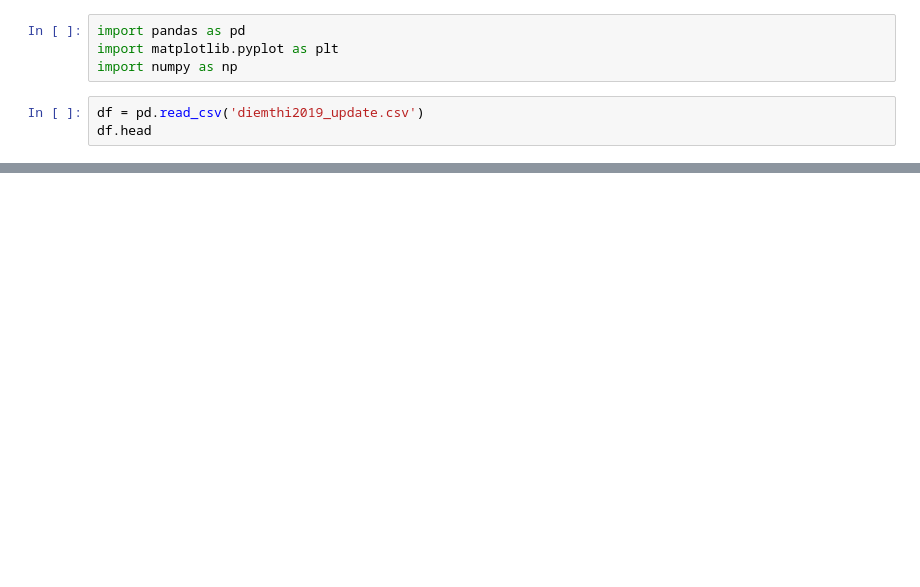
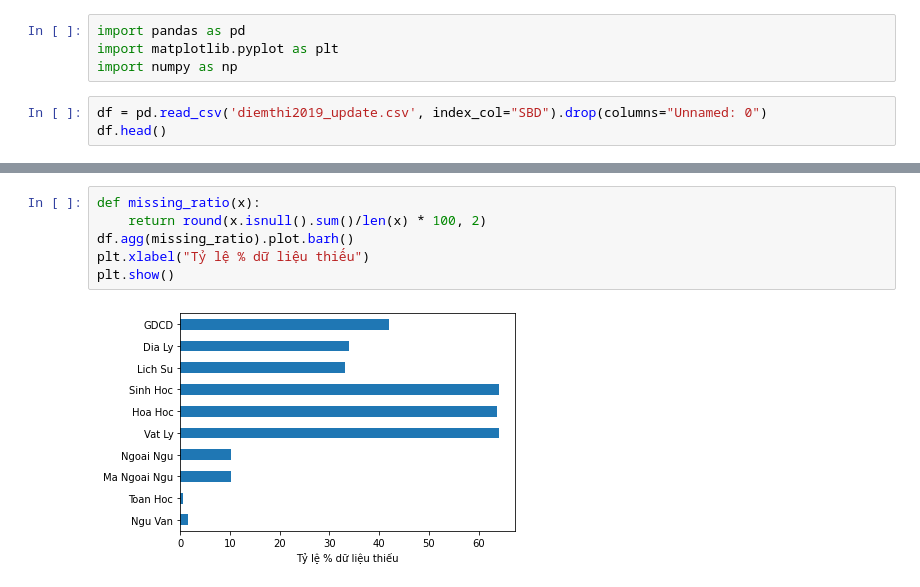
Before and after one commit to TungNguyen2000/LTKHDL_DoAn, a Jupyter notebook: DoAn/Untitled.ipynb, the cells around one changed output, grey strips where cells are left out. Cells and saved outputs as stored; diff of their text form; blank space fills up the shorter version.

Commit message:
simple visualization

```diff
--- a/DoAn/Untitled.ipynb
+++ b/DoAn/Untitled.ipynb
@@ -7,6 +7,6 @@ import pandas as pd
 import matplotlib.pyplot as plt
 import numpy as np
 # %%
-df = pd.read_csv('diemthi2019_update.csv')
-df.head
+df = pd.read_csv('diemthi2019_update.csv', index_col="SBD").drop(columns="Unnamed: 0")
+df.head()
 # %% [output]
@@ -29,0 +32,8 @@ df.head
+# %%
+def missing_ratio(x):
+    return round(x.isnull().sum()/len(x) * 100, 2)
+df.agg(missing_ratio).plot.barh()
+plt.xlabel("Tỷ lệ % dữ liệu thiếu")
+plt.show()
+# %% [output]
+[figure, added]
```
Also changed, not shown: parts of 9 cells of this notebook, 3 other files.
